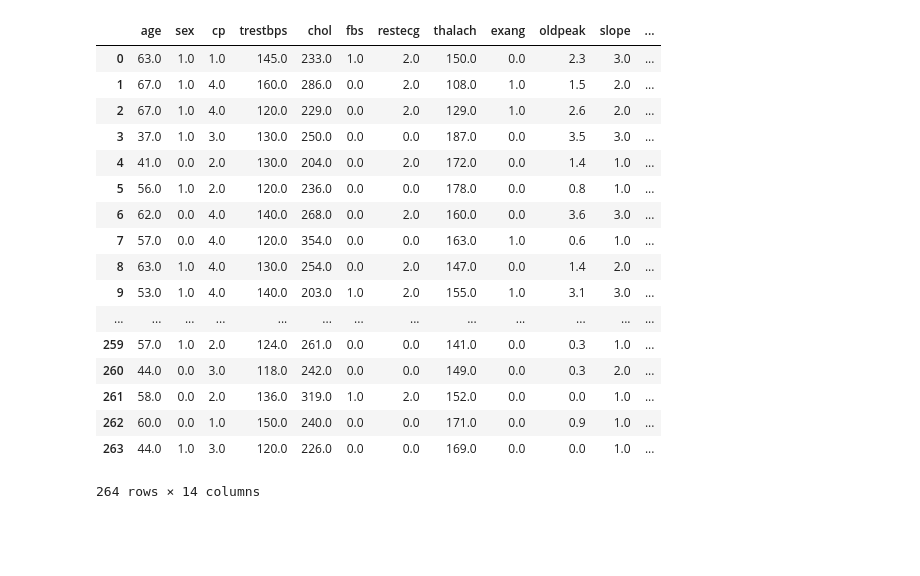
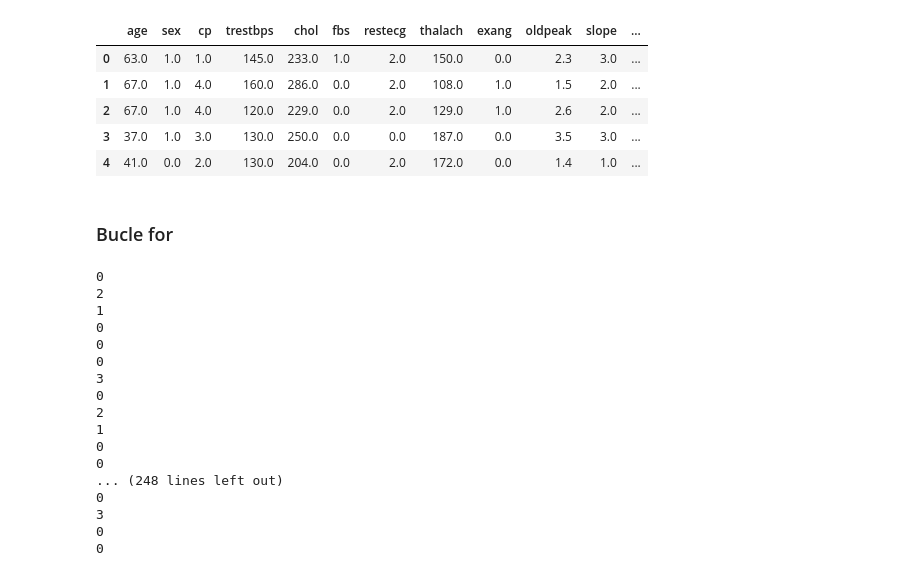
Before and after one commit to datalabusal2018/MachineLearningTest, a Jupyter notebook: zaira.ipynb, the cells around one changed output. Drawn from its saved outputs; the diff is of its cells as text; code cells hidden in the pictures; blank space fills up the shorter version.

```diff
--- a/zaira.ipynb
+++ b/zaira.ipynb
@@ -4,25 +4,36 @@ import numpy as np
 # %%
 train = pd.read_csv('C:\\Users\\udec1\\Datalab\\MachineLearningTest\\data\\train.csv')
 # %%
-train
+train.head()
 # %% [output]
 |  | age | sex | cp | trestbps | chol | fbs | restecg | thalach | exang | oldpeak | slope | ... |
 | 0 | 63.0 | 1.0 | 1.0 | 145.0 | 233.0 | 1.0 | 2.0 | 150.0 | 0.0 | 2.3 | 3.0 | ... |
 | 1 | 67.0 | 1.0 | 4.0 | 160.0 | 286.0 | 0.0 | 2.0 | 108.0 | 1.0 | 1.5 | 2.0 | ... |
 | 2 | 67.0 | 1.0 | 4.0 | 120.0 | 229.0 | 0.0 | 2.0 | 129.0 | 1.0 | 2.6 | 2.0 | ... |
 | 3 | 37.0 | 1.0 | 3.0 | 130.0 | 250.0 | 0.0 | 0.0 | 187.0 | 0.0 | 3.5 | 3.0 | ... |
 | 4 | 41.0 | 0.0 | 2.0 | 130.0 | 204.0 | 0.0 | 2.0 | 172.0 | 0.0 | 1.4 | 1.0 | ... |
-| 5 | 56.0 | 1.0 | 2.0 | 120.0 | 236.0 | 0.0 | 0.0 | 178.0 | 0.0 | 0.8 | 1.0 | ... |
-| 6 | 62.0 | 0.0 | 4.0 | 140.0 | 268.0 | 0.0 | 2.0 | 160.0 | 0.0 | 3.6 | 3.0 | ... |
-| 7 | 57.0 | 0.0 | 4.0 | 120.0 | 354.0 | 0.0 | 0.0 | 163.0 | 1.0 | 0.6 | 1.0 | ... |
-| 8 | 63.0 | 1.0 | 4.0 | 130.0 | 254.0 | 0.0 | 2.0 | 147.0 | 0.0 | 1.4 | 2.0 | ... |
-| 9 | 53.0 | 1.0 | 4.0 | 140.0 | 203.0 | 1.0 | 2.0 | 155.0 | 1.0 | 3.1 | 3.0 | ... |
-| ... | ... | ... | ... | ... | ... | ... | ... | ... | ... | ... | ... | ... |
-| 259 | 57.0 | 1.0 | 2.0 | 124.0 | 261.0 | 0.0 | 0.0 | 141.0 | 0.0 | 0.3 | 1.0 | ... |
-| 260 | 44.0 | 0.0 | 3.0 | 118.0 | 242.0 | 0.0 | 0.0 | 149.0 | 0.0 | 0.3 | 2.0 | ... |
-| 261 | 58.0 | 0.0 | 2.0 | 136.0 | 319.0 | 1.0 | 2.0 | 152.0 | 0.0 | 0.0 | 1.0 | ... |
-| 262 | 60.0 | 0.0 | 1.0 | 150.0 | 240.0 | 0.0 | 0.0 | 171.0 | 0.0 | 0.9 | 1.0 | ... |
-| 263 | 44.0 | 1.0 | 3.0 | 120.0 | 226.0 | 0.0 | 0.0 | 169.0 | 0.0 | 0.0 | 1.0 | ... |
-264 rows × 14 columns
 # %%
 train = train.fillna(0)
+# %% [markdown]
+### Bucle for
+# %%
+for el in train.num:
+    print(el)
+# %% [output]
+0
+2
+1
+0
+0
+0
+3
+0
+2
+1
+0
+0
+... (248 lines left out)
+0
+3
+0
+0
```
Also changed, not shown: parts of 18 cells of this notebook.
